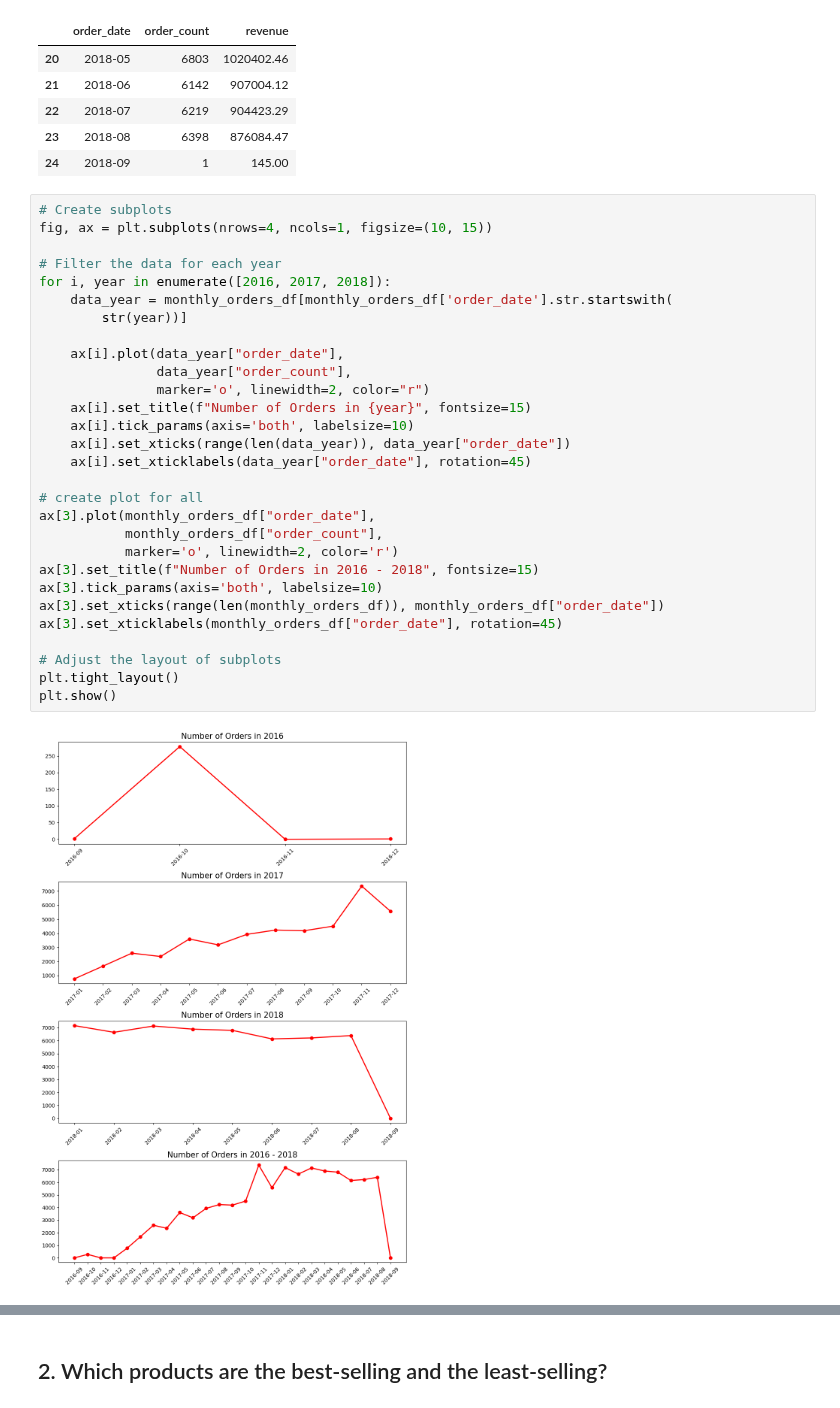
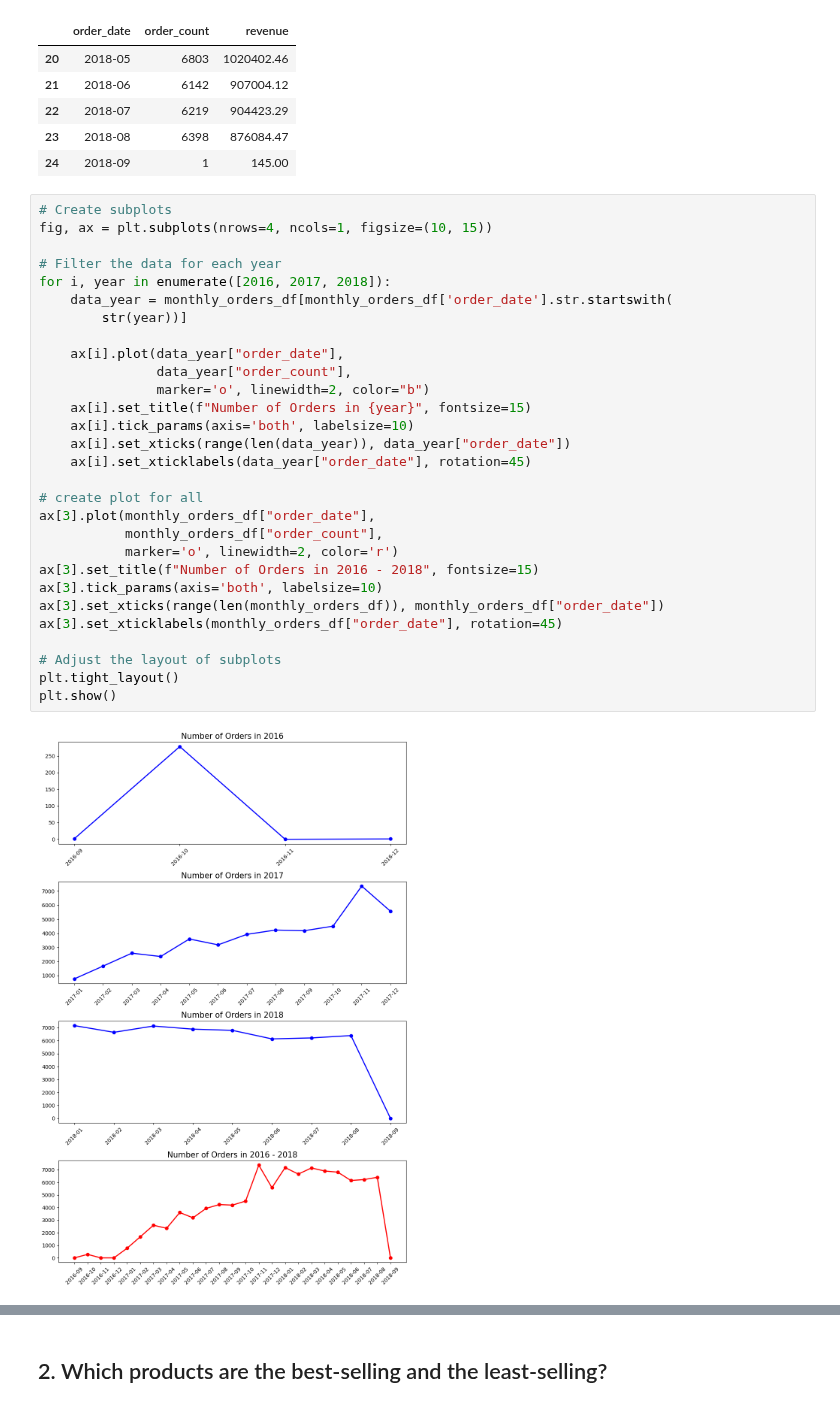
Before and after one commit to naufalmuafi/e-commerce_analysis_project, a Jupyter notebook: main.ipynb, the cells around one changed output, grey strips where cells are left out. Drawn from its saved outputs; the diff is of its cells as text.

```diff
--- a/main.ipynb
+++ b/main.ipynb
@@ -1496,34 +1496,34 @@ monthly_orders_df.tail()
 # %%
 # Create subplots
 fig, ax = plt.subplots(nrows=4, ncols=1, figsize=(10, 15))
 
 # Filter the data for each year
 for i, year in enumerate([2016, 2017, 2018]):
     data_year = monthly_orders_df[monthly_orders_df['order_date'].str.startswith(
         str(year))]
 
     ax[i].plot(data_year["order_date"],
                data_year["order_count"],
-               marker='o', linewidth=2, color="r")
+               marker='o', linewidth=2, color="b")
     ax[i].set_title(f"Number of Orders in {year}", fontsize=15)
     ax[i].tick_params(axis='both', labelsize=10)
     ax[i].set_xticks(range(len(data_year)), data_year["order_date"])
     ax[i].set_xticklabels(data_year["order_date"], rotation=45)
 
 # create plot for all
 ax[3].plot(monthly_orders_df["order_date"],
            monthly_orders_df["order_count"],
            marker='o', linewidth=2, color='r')
 ax[3].set_title(f"Number of Orders in 2016 - 2018", fontsize=15)
 ax[3].tick_params(axis='both', labelsize=10)
 ax[3].set_xticks(range(len(monthly_orders_df)), monthly_orders_df["order_date"])
 ax[3].set_xticklabels(monthly_orders_df["order_date"], rotation=45)
 
 # Adjust the layout of subplots
 plt.tight_layout()
 plt.show()
 # %% [output]
-[figure, old version]
+[figure, new version]
 # %%
 # Create subplots
 fig, ax = plt.subplots(nrows=4, ncols=1, figsize=(10, 15))
```
Also changed, not shown: parts of 11 cells of this notebook.
